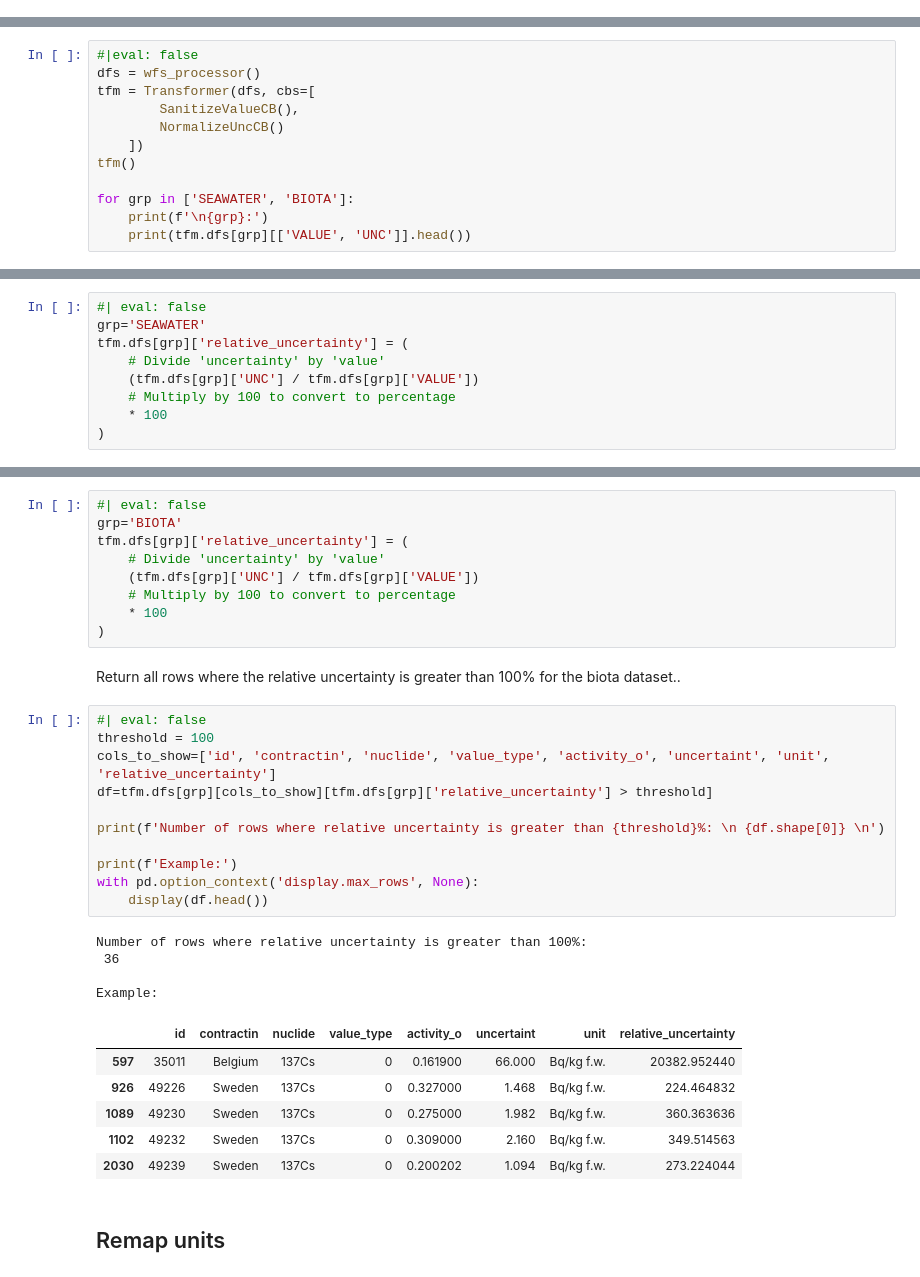
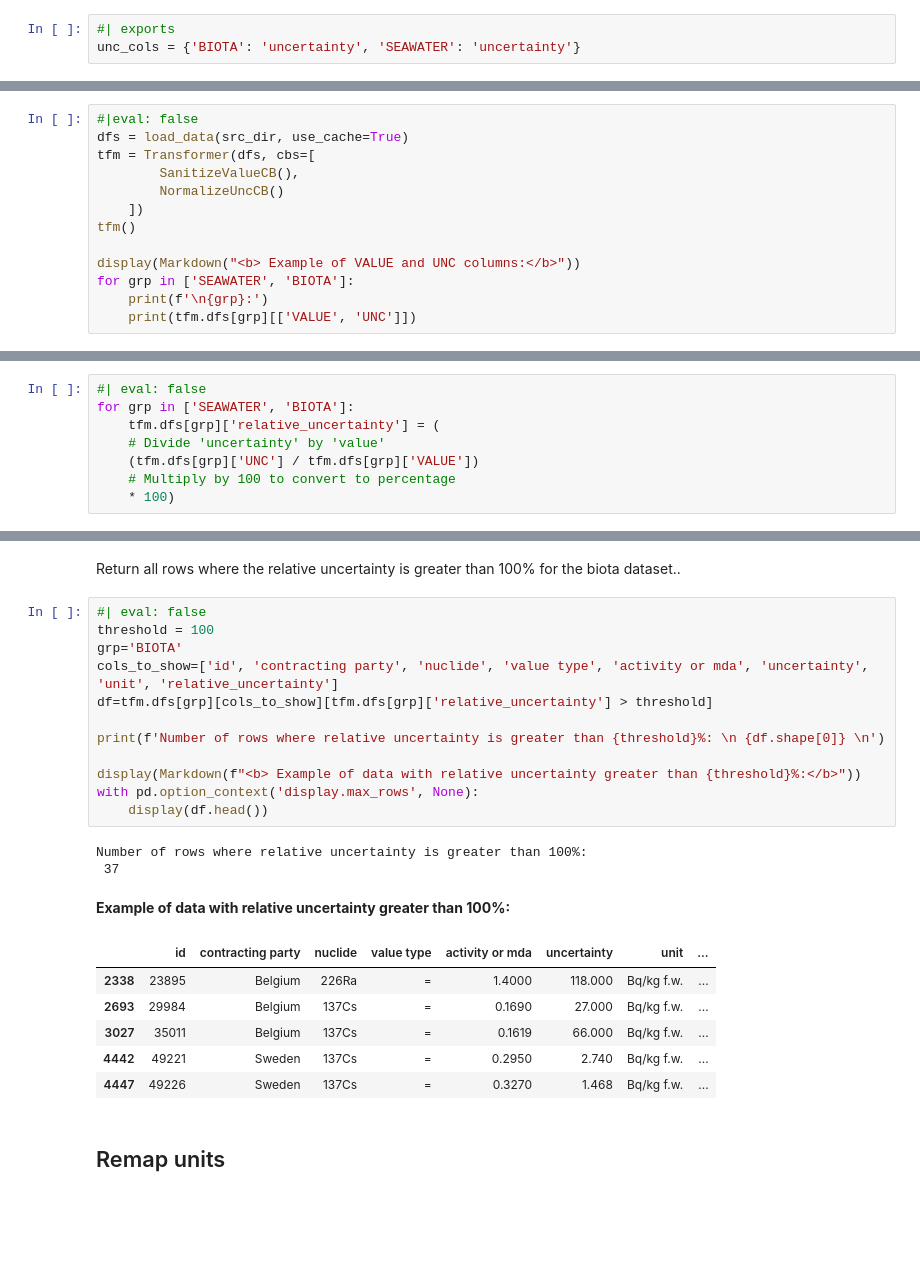
Before and after one commit to franckalbinet/marisco, a Jupyter notebook: nbs/handlers/ospar.ipynb, the cells around one changed output, grey strips where cells are left out. Saved outputs shown, nothing was run; the diff lists cells and outputs as text; blank space fills up the shorter version.

```diff
--- a/nbs/handlers/ospar.ipynb
+++ b/nbs/handlers/ospar.ipynb
@@ -800,6 +621,9 @@ For each sample type in the OSPAR dataset, the reported uncertainty is given as
 # %%
 #| export
 unc_exp2stan = lambda df, unc_col: df[unc_col] / 2
+# %%
+#| exports
+unc_cols = {'BIOTA': 'uncertainty', 'SEAWATER': 'uncertainty'}
 # %%
 #| export
 class NormalizeUncCB(Callback):
@@ -830,13 +654,14 @@ class NormalizeUncCB(Callback):
 # %%
 #|eval: false
-dfs = wfs_processor()
+dfs = load_data(src_dir, use_cache=True)
 tfm = Transformer(dfs, cbs=[
         SanitizeValueCB(),
         NormalizeUncCB()
     ])
 tfm()
 
+display(Markdown("<b> Example of VALUE and UNC columns:</b>"))
 for grp in ['SEAWATER', 'BIOTA']:
     print(f'\n{grp}:')
-    print(tfm.dfs[grp][['VALUE', 'UNC']].head())
+    print(tfm.dfs[grp][['VALUE', 'UNC']])
 # %% [output]
@@ -865,13 +694,12 @@ BIOTA:
 To show situations where the uncertainty is much greater than the value we will calculate the 'relative uncertainty' for the seawater dataset.
 # %%
 #| eval: false
-grp='SEAWATER'
-tfm.dfs[grp]['relative_uncertainty'] = (
+for grp in ['SEAWATER', 'BIOTA']:
+    tfm.dfs[grp]['relative_uncertainty'] = (
     # Divide 'uncertainty' by 'value'
     (tfm.dfs[grp]['UNC'] / tfm.dfs[grp]['VALUE'])
     # Multiply by 100 to convert to percentage
-    * 100
-)
+    * 100)
 # %% [markdown]
 Now we will return all rows where the relative uncertainty is greater than 100% for the seawater dataset.
 # %%
@@ -907,36 +733,27 @@ Include the relative uncertainty for the biota dataset.
-# %%
-#| eval: false
-grp='BIOTA'
-tfm.dfs[grp]['relative_uncertainty'] = (
-    # Divide 'uncertainty' by 'value'
-    (tfm.dfs[grp]['UNC'] / tfm.dfs[grp]['VALUE'])
-    # Multiply by 100 to convert to percentage
-    * 100
-)
 # %% [markdown]
 Return all rows where the relative uncertainty is greater than 100% for the biota dataset..
 # %%
 #| eval: false
 threshold = 100
-cols_to_show=['id', 'contractin', 'nuclide', 'value_type', 'activity_o', 'uncertaint', 'unit', 'relative_uncertainty']
+grp='BIOTA'
+cols_to_show=['id', 'contracting party', 'nuclide', 'value type', 'activity or mda', 'uncertainty', 'unit', 'relative_uncertainty']
 df=tfm.dfs[grp][cols_to_show][tfm.dfs[grp]['relative_uncertainty'] > threshold]
 
 print(f'Number of rows where relative uncertainty is greater than {threshold}%: \n {df.shape[0]} \n')
 
-print(f'Example:')
+display(Markdown(f"<b> Example of data with relative uncertainty greater than {threshold}%:</b>"))
 with pd.option_context('display.max_rows', None):
     display(df.head())
 # %% [output]
 Number of rows where relative uncertainty is greater than 100%:
- 36
-
-Example:
+ 37
+<b> Example of data with relative uncertainty greater than 100%:</b>
-|  | id | contractin | nuclide | value_type | activity_o | uncertaint | unit | relative_uncertainty |
-| 597 | 35011 | Belgium | 137Cs | 0 | 0.161900 | 66.000 | Bq/kg f.w. | 20382.952440 |
-| 926 | 49226 | Sweden | 137Cs | 0 | 0.327000 | 1.468 | Bq/kg f.w. | 224.464832 |
-| 1089 | 49230 | Sweden | 137Cs | 0 | 0.275000 | 1.982 | Bq/kg f.w. | 360.363636 |
-| 1102 | 49232 | Sweden | 137Cs | 0 | 0.309000 | 2.160 | Bq/kg f.w. | 349.514563 |
-| 2030 | 49239 | Sweden | 137Cs | 0 | 0.200202 | 1.094 | Bq/kg f.w. | 273.224044 |
+|  | id | contracting party | nuclide | value type | activity or mda | uncertainty | unit | ... |
+| 2338 | 23895 | Belgium | 226Ra | = | 1.4000 | 118.000 | Bq/kg f.w. | ... |
+| 2693 | 29984 | Belgium | 137Cs | = | 0.1690 | 27.000 | Bq/kg f.w. | ... |
+| 3027 | 35011 | Belgium | 137Cs | = | 0.1619 | 66.000 | Bq/kg f.w. | ... |
+| 4442 | 49221 | Sweden | 137Cs | = | 0.2950 | 2.740 | Bq/kg f.w. | ... |
+| 4447 | 49226 | Sweden | 137Cs | = | 0.3270 | 1.468 | Bq/kg f.w. | ... |
 # %% [markdown]
 ## Remap units
 # %% [markdown]
```
Also changed, not shown: parts of 105 cells of this notebook, 8 other files.
